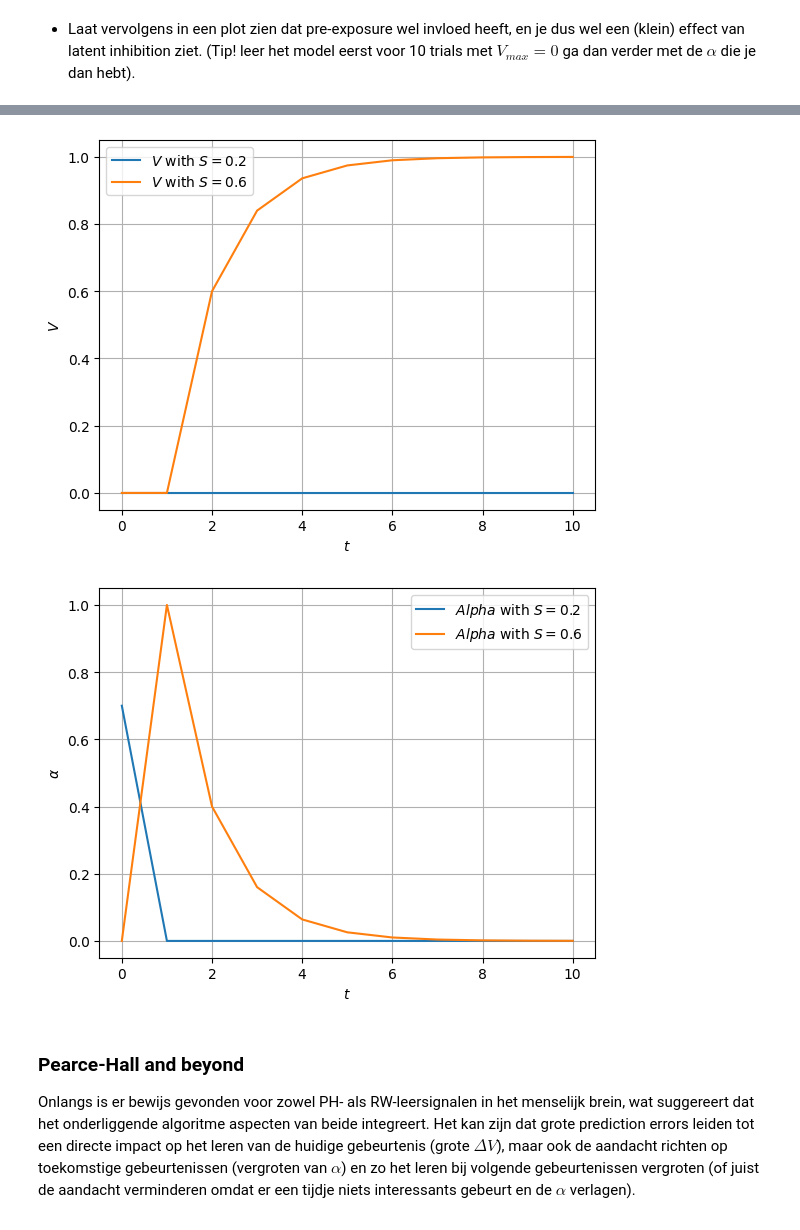
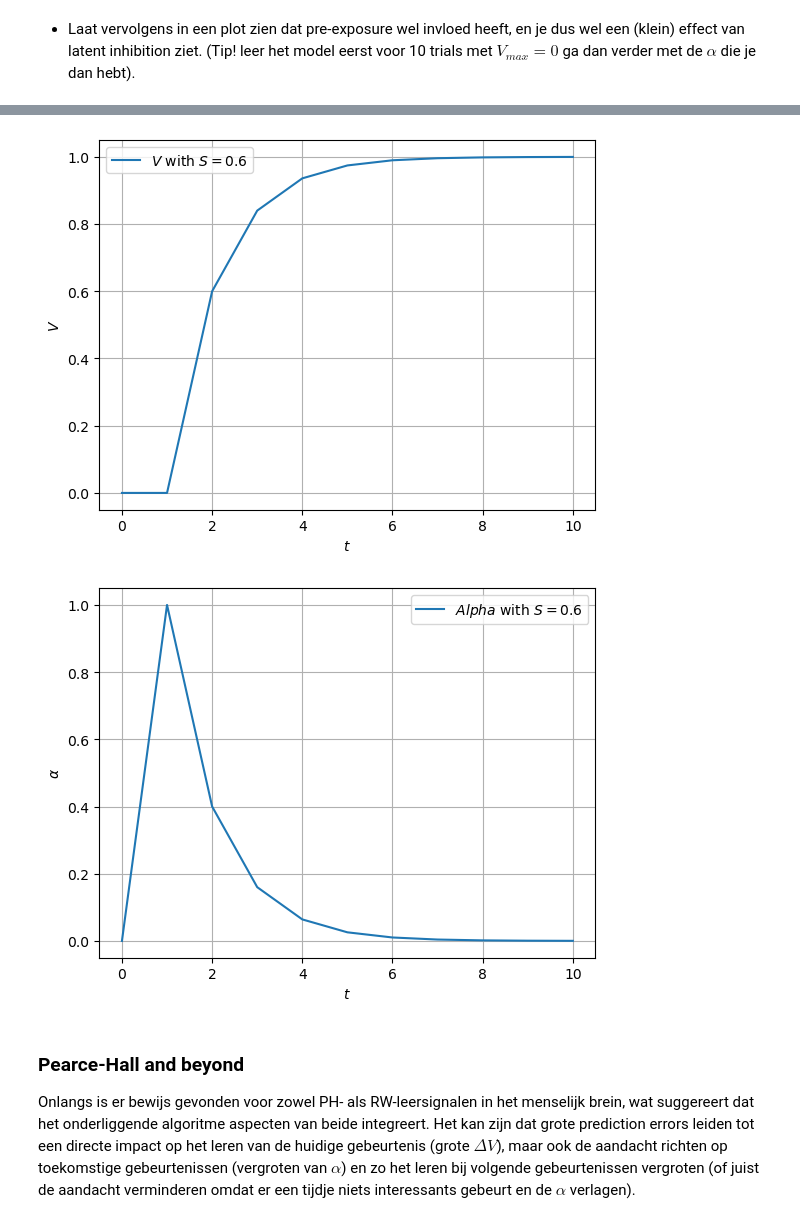
Before and after one commit to Knoerdin/huiswerk_gijs_nordin, a Jupyter notebook: Assignment 1/Assignment_1.ipynb, the cells around one changed output, grey strips where cells are left out. Saved outputs shown, nothing was run; the diff lists cells and outputs as text; code cells hidden in the pictures.

```diff
--- a/Assignment 1/Assignment_1.ipynb
+++ b/Assignment 1/Assignment_1.ipynb
@@ -463,7 +466,7 @@ plot_trials(r"$t$", r"$\alpha$", [r"$Alpha$ with $S=0.2$", r"$Alpha$ with $S=0.6
 delta_V, V, alphas = pearce_hall(S=0.6, alpha=0.7, v_start=0, v_max=0, trials=10)
 delta_V2, V2, alphas2 = pearce_hall(S=0.6, alpha=alphas[-1], v_start=0, v_max=1, trials=10)
 
-plot_trials(r"$t$", r"$\Delta V$", [r"$\Delta V$ with $S=0.2$", r"$\Delta V$ with $S=0.6$"], delta_V, delta_V2)
-plot_trials(r"$t$", r"$V$", [r"$V$ with $S=0.2$", r"$V$ with $S=0.6$"], V, V2)
-plot_trials(r"$t$", r"$\alpha$", [r"$Alpha$ with $S=0.2$", r"$Alpha$ with $S=0.6$"], alphas, alphas2)
+plot_trials(r"$t$", r"$\Delta V$", [r"$\Delta V$ with $S=0.6$"], delta_V2)
+plot_trials(r"$t$", r"$V$", [r"$V$ with $S=0.6$"], V2)
+plot_trials(r"$t$", r"$\alpha$", [r"$Alpha$ with $S=0.6$"], alphas2)
 # %% [output]
@@ -471,5 +474,5 @@ plot_trials(r"$t$", r"$\alpha$", [r"$Alpha$ with $S=0.2$", r"$Alpha$ with $S=0.6
-[figure, old version]
+[figure, new version]
-[figure, old version]
+[figure, new version]
 # %% [markdown]
 ###  Pearce-Hall and beyond
 
```
Also changed, not shown: parts of 4 cells of this notebook.
